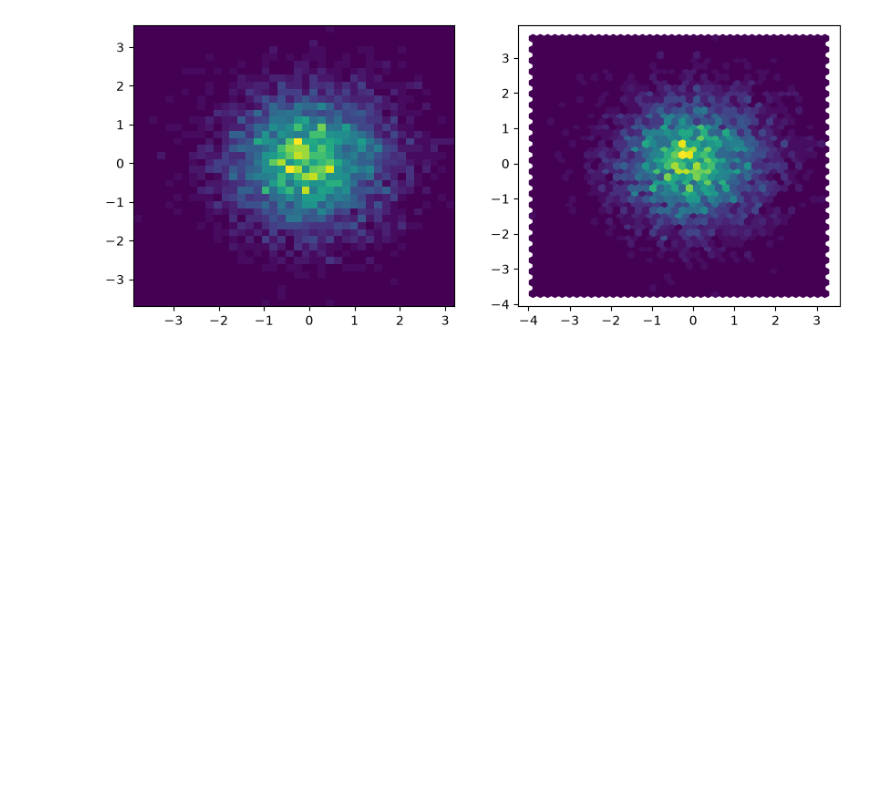
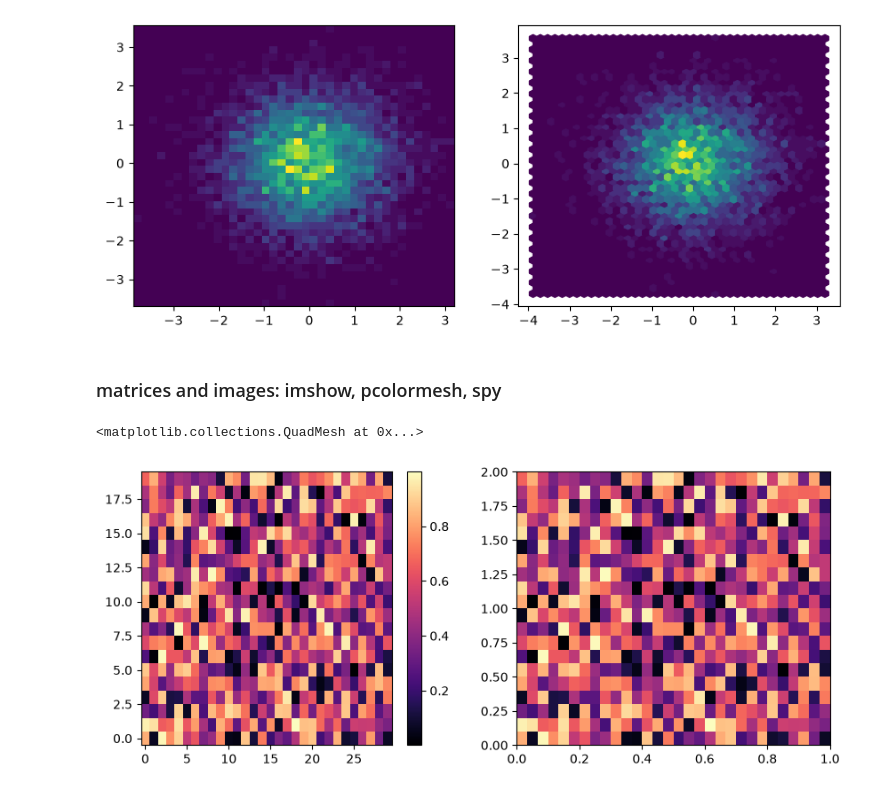
Before and after one commit to ImadElMaftouhi/Machine-learning, a Jupyter notebook: fundamentals/matplotlib/note.ipynb, the cells around one changed output. Cells and saved outputs as stored; diff of their text form; code cells hidden in the pictures; blank space fills up the shorter version.

Commit message:
added cells on matrices, images, scalar and vector fields plots

```diff
--- a/fundamentals/matplotlib/note.ipynb
+++ b/fundamentals/matplotlib/note.ipynb
@@ -410,3 +410,20 @@ axes[1].hexbin(x, y3, gridsize=40, cmap="viridis")
 # %% [output]
 <matplotlib.collections.PolyCollection at 0x...>
 [figure]
+# %% [markdown]
+### matrices and images: imshow, pcolormesh, spy
+# %%
+## imshow renders a regularly sampled array and owns the decisions about aspect ratio, interpolation, and origin. Set origin="lower" whenever the array follows matrix indexing, or the vertical axis will be inverted relative to every other convention in your code.
+
+matrix = rng.random((20, 30))
+fig, axes = plt.subplots(1, 2, figsize=(10, 4))
+im = axes[0].imshow(matrix, cmap="magma", origin="lower", aspect="auto")
+fig.colorbar(im, ax=axes[0])
+
+axes[1].pcolormesh(np.linspace(0, 1, 31), np.linspace(0, 2, 21),
+                   matrix, shading="auto", cmap="magma")
+
+## pcolormesh takes explicit x and y edge arrays, so it handles non-uniform and curvilinear grids that imshow cannot. pcolor is the legacy variant: it is slower and silently drops the last row and column. spy displays the sparsity pattern of a matrix and is the correct tool for adjacency matrices and Jacobians, where the question is where the nonzeros are, not what they equal.
+# %% [output]
+<matplotlib.collections.QuadMesh at 0x...>
+[figure, added]
```
Also changed, not shown: parts of 3 cells of this notebook.
